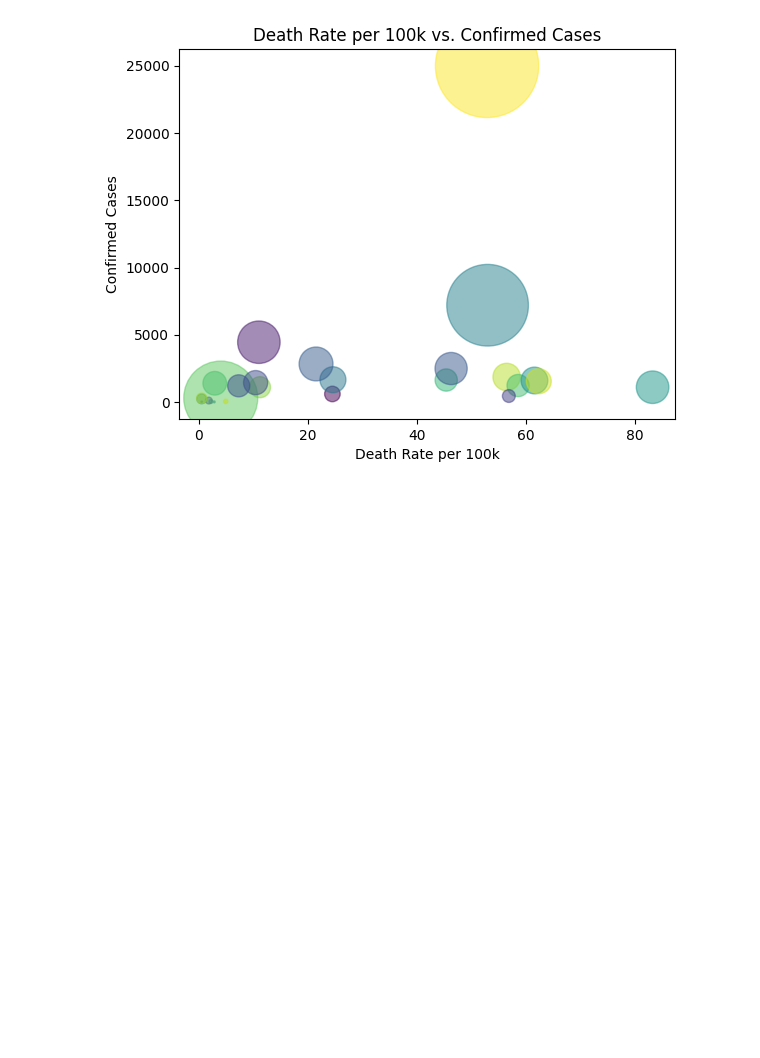
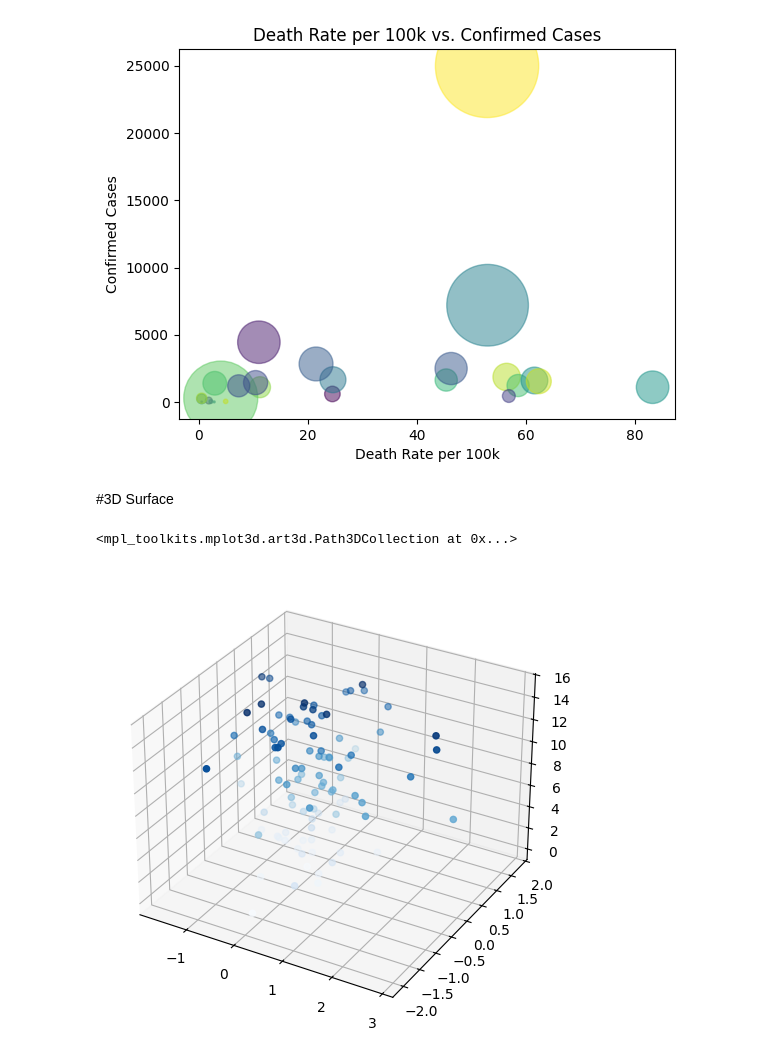
Before and after one commit to touhid0503/Matplotlib, a Jupyter notebook: matplotlib_15_02_26.ipynb, the cells around one changed output. Drawn from its saved outputs; the diff is of its cells as text; code cells hidden in the pictures; blank space fills up the shorter version.

Commit message:
3D Surface

```diff
--- a/matplotlib_15_02_26.ipynb
+++ b/matplotlib_15_02_26.ipynb
@@ -148,3 +150,16 @@ plt.scatter(dr_arr,test_arr,s=cc_arr_sm,c=color_arr,alpha=0.5)
 # %% [output]
 <matplotlib.collections.PathCollection at 0x...>
 [figure]
+# %% [markdown]
+#3D Surface
+# %%
+from mpl_toolkits import mplot3d
+fig_9 = plt.figure(figsize=(8,5),dpi=100)
+axes_9 = fig_9.add_axes([0.1,0.1,0.9,0.9], projection='3d')
+z_3 = 15 * np.random.random(100)
+x_3 = np.sin(z_3) * np.random.randn(100)
+y_3 = np.cos(z_3) * np.random.randn(100)
+axes_9.scatter3D(x_3, y_3, z_3, c=z_3, cmap='Blues')
+# %% [output]
+<mpl_toolkits.mplot3d.art3d.Path3DCollection at 0x...>
+[figure, added]
```
Also changed, not shown: parts of 4 cells of this notebook.
